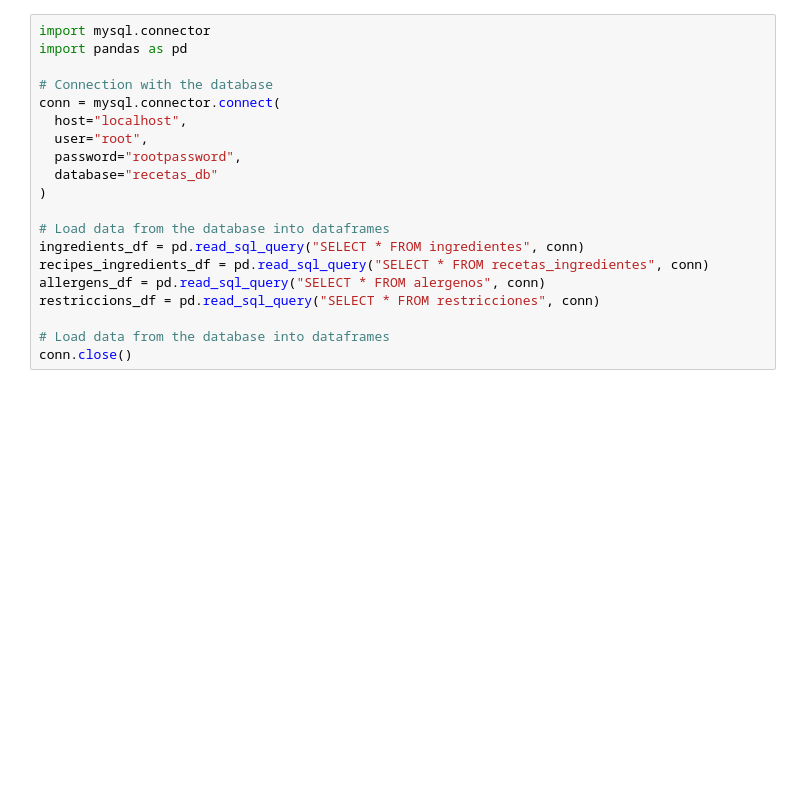
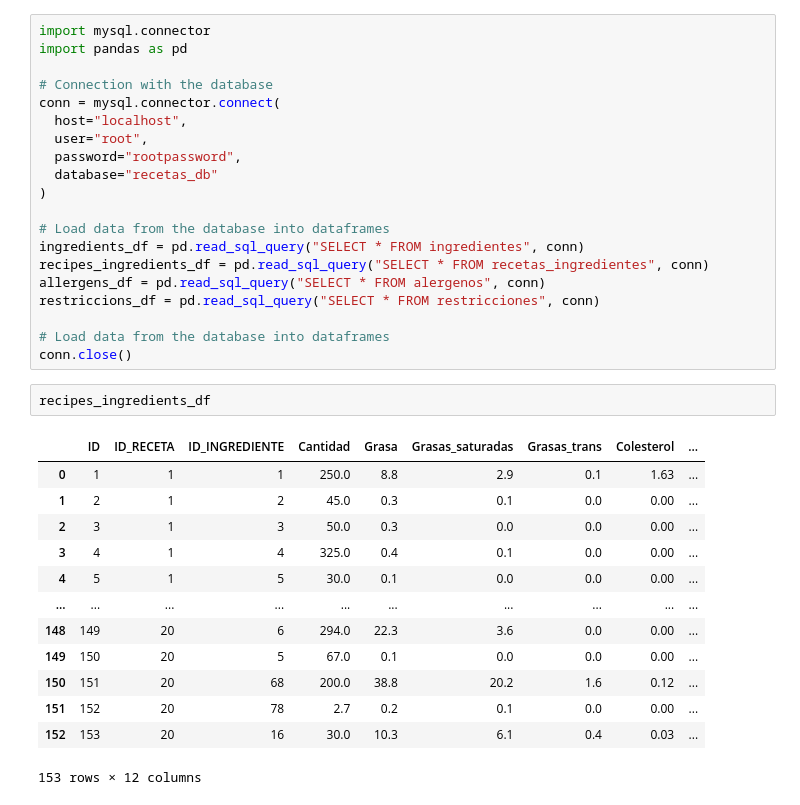
Before and after one commit to ChabellyLezcano/bao, a Jupyter notebook: notebooks/ACO.ipynb, the cells around one changed output. Saved outputs shown, nothing was run; the diff lists cells and outputs as text; blank space fills up the shorter version.

```diff
--- a/notebooks/ACO.ipynb
+++ b/notebooks/ACO.ipynb
@@ -18,6 +18,22 @@ restriccions_df = pd.read_sql_query("SELECT * FROM restricciones", conn)
 
 # Load data from the database into dataframes
 conn.close()
+# %%
+recipes_ingredients_df
+# %% [output]
+|  | ID | ID_RECETA | ID_INGREDIENTE | Cantidad | Grasa | Grasas_saturadas | Grasas_trans | Colesterol | ... |
+| 0 | 1 | 1 | 1 | 250.0 | 8.8 | 2.9 | 0.1 | 1.63 | ... |
+| 1 | 2 | 1 | 2 | 45.0 | 0.3 | 0.1 | 0.0 | 0.00 | ... |
+| 2 | 3 | 1 | 3 | 50.0 | 0.3 | 0.0 | 0.0 | 0.00 | ... |
+| 3 | 4 | 1 | 4 | 325.0 | 0.4 | 0.1 | 0.0 | 0.00 | ... |
+| 4 | 5 | 1 | 5 | 30.0 | 0.1 | 0.0 | 0.0 | 0.00 | ... |
+| ... | ... | ... | ... | ... | ... | ... | ... | ... | ... |
+| 148 | 149 | 20 | 6 | 294.0 | 22.3 | 3.6 | 0.0 | 0.00 | ... |
+| 149 | 150 | 20 | 5 | 67.0 | 0.1 | 0.0 | 0.0 | 0.00 | ... |
+| 150 | 151 | 20 | 68 | 200.0 | 38.8 | 20.2 | 1.6 | 0.12 | ... |
+| 151 | 152 | 20 | 78 | 2.7 | 0.2 | 0.1 | 0.0 | 0.00 | ... |
+| 152 | 153 | 20 | 16 | 30.0 | 10.3 | 6.1 | 0.4 | 0.03 | ... |
+153 rows × 12 columns
 # %%
 import pandas as pd
 import numpy as np
```
Also changed, not shown: parts of 1 cell of this notebook.
